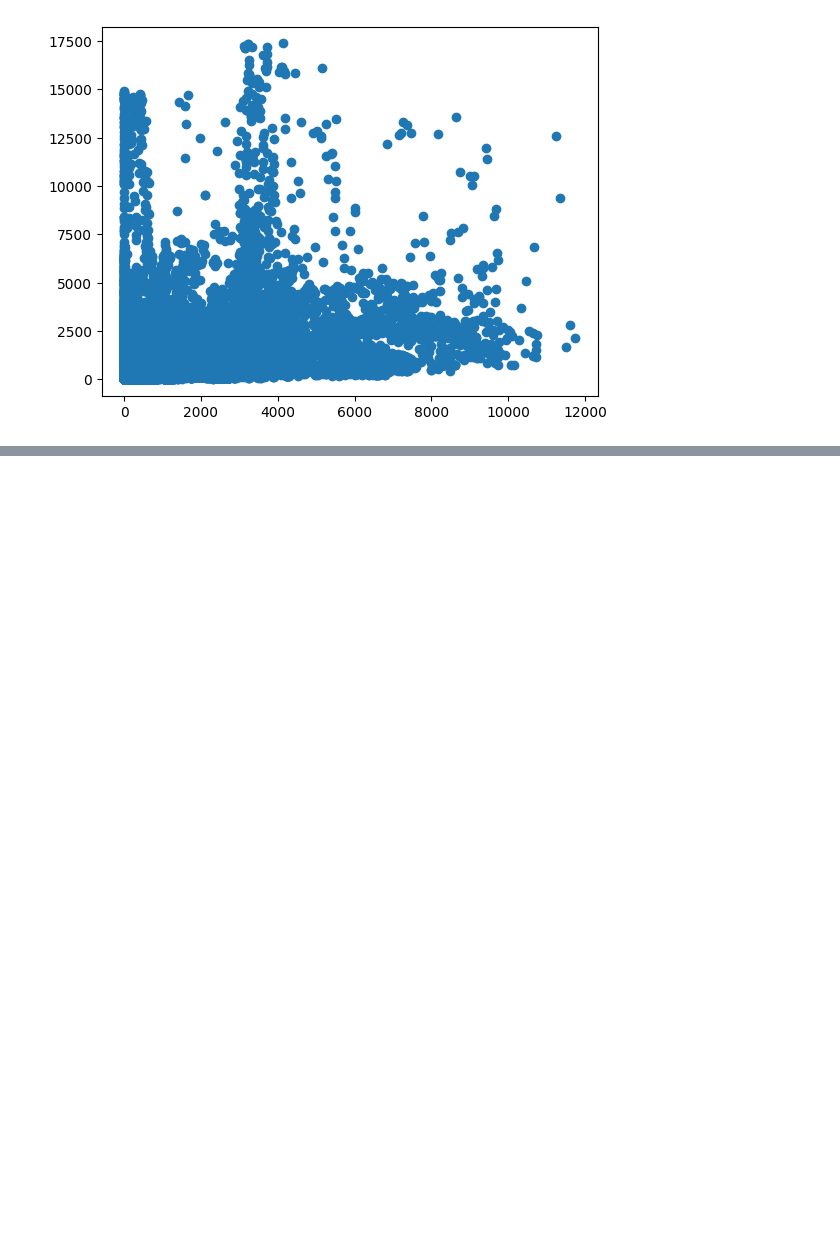
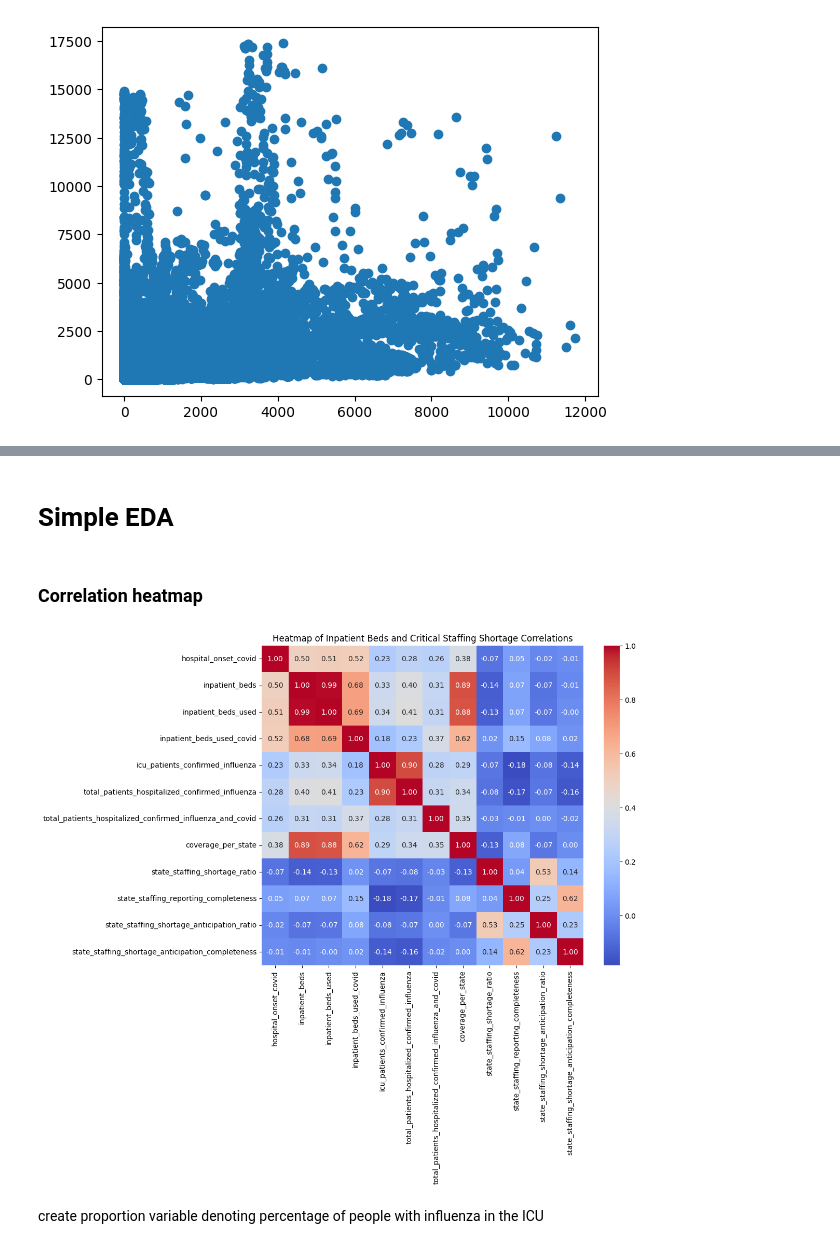
Before and after one commit to dsagher/CSE_881_Final_Project, a Jupyter notebook: EDA.ipynb, the cells around one changed output, grey strips where cells are left out. Drawn from its saved outputs; the diff is of its cells as text; code cells hidden in the pictures; blank space fills up the shorter version.

```diff
--- a/EDA.ipynb
+++ b/EDA.ipynb
@@ -340,0 +365,28 @@ sns.pairplot(data = df_state[[y1_name, y2_name, "icu_patients_confirmed_influenz
+# %%
+df_state = df_state.drop(columns = ["deaths_covid_coverage", "deaths_covid", "critical_staffing_shortage_anticipated_within_week_yes", "critical_staffing_shortage_anticipated_within_week_no",
+                         "critical_staffing_shortage_anticipated_within_week_not_reported"])
+# %%
+# Normalized deaths per hostpital from covid
+df_state["hospital_onset_covid"] = df_state["hospital_onset_covid"] / (df_state["hospital_onset_covid_coverage"] / df_state["coverage_per_state"])
+
+# Normalized beds total per hospital
+df_state["inpatient_beds"] = df_state["inpatient_beds"] / (df_state["inpatient_beds_coverage"] / df_state["coverage_per_state"])
+
+# Normalized beds used per hospital
+df_state["inpatient_beds_used"] = df_state["inpatient_beds_used"] / (df_state["inpatient_beds_used_coverage"] / df_state["coverage_per_state"])
+
+# Normalize inpatients beds used from covidper hospital
+df_state["inpatient_beds_used_covid"] = df_state["inpatient_beds_used_covid"] / (df_state["inpatient_beds_used_covid_coverage"] / df_state["coverage_per_state"])
+
+# just influenza
+df_state["icu_patients_confirmed_influenza"] = df_state["icu_patients_confirmed_influenza"] / (df_state["icu_patients_confirmed_influenza_coverage"] / df_state["coverage_per_state"])
+
+#normalize count of total icu patients
+df_state["total_patients_hospitalized_confirmed_influenza"] = df_state["total_patients_hospitalized_confirmed_influenza"] / (df_state["total_patients_hospitalized_confirmed_influenza_coverage"] / df_state["coverage_per_state"])
+
+#Normalized count for covid plus influenza patients
+df_state["total_patients_hospitalized_confirmed_influenza_and_covid"] = df_state["total_patients_hospitalized_confirmed_influenza_and_covid"] / (df_state["total_patients_hospitalized_confirmed_influenza_and_covid_coverage"] / df_state["coverage_per_state"])
+
+
+df_state = df_state.drop(columns = ["hospital_onset_covid_coverage", "inpatient_beds_coverage", "inpatient_beds_used_coverage", "inpatient_beds_used_covid_coverage",
+"icu_patients_confirmed_influenza_coverage", "total_patients_hospitalized_confirmed_influenza_coverage", "total_patients_hospitalized_confirmed_influenza_and_covid_coverage"])
@@ -340,0 +416,9 @@ sns.pairplot(data = df_state[[y1_name, y2_name, "icu_patients_confirmed_influenz
+# %%
+df_state = df_state.drop(columns = ["inpatient_beds_utilization_numerator",
+"inpatient_beds_utilization_denominator",
+'percent_of_inpatients_with_covid_numerator',
+'percent_of_inpatients_with_covid_denominator',
+'inpatient_bed_covid_utilization_numerator',
+'inpatient_bed_covid_utilization_denominator', "critical_staffing_shortage_today_yes",
+"critical_staffing_shortage_today_no", "critical_staffing_shortage_today_not_reported"]
+       )
@@ -340,0 +440,15 @@ sns.pairplot(data = df_state[[y1_name, y2_name, "icu_patients_confirmed_influenz
+# %% [markdown]
+# Simple EDA
+# %% [markdown]
+### Correlation heatmap
+# %%
+corr_mat = (df_state.loc[:, ~df_state.columns.isin(["state", "date"])]).corr()
+
+plt.figure(figsize=(10,8))
+sns.heatmap(corr_mat, annot=True, cmap='coolwarm', fmt=".2f")
+plt.title("Heatmap of Inpatient Beds and Critical Staffing Shortage Correlations")
+plt.show()
+# %% [output]
+[figure, added]
+# %% [markdown]
+create proportion variable denoting percentage of people with influenza in the ICU
```
Also changed, not shown: parts of 18 cells of this notebook.
